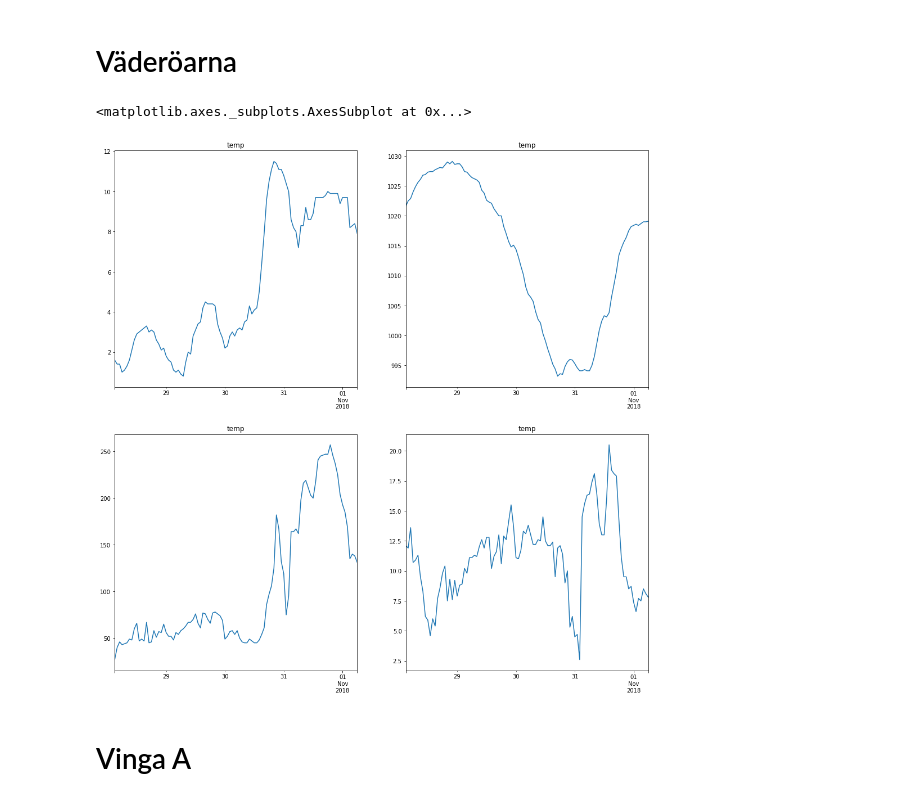
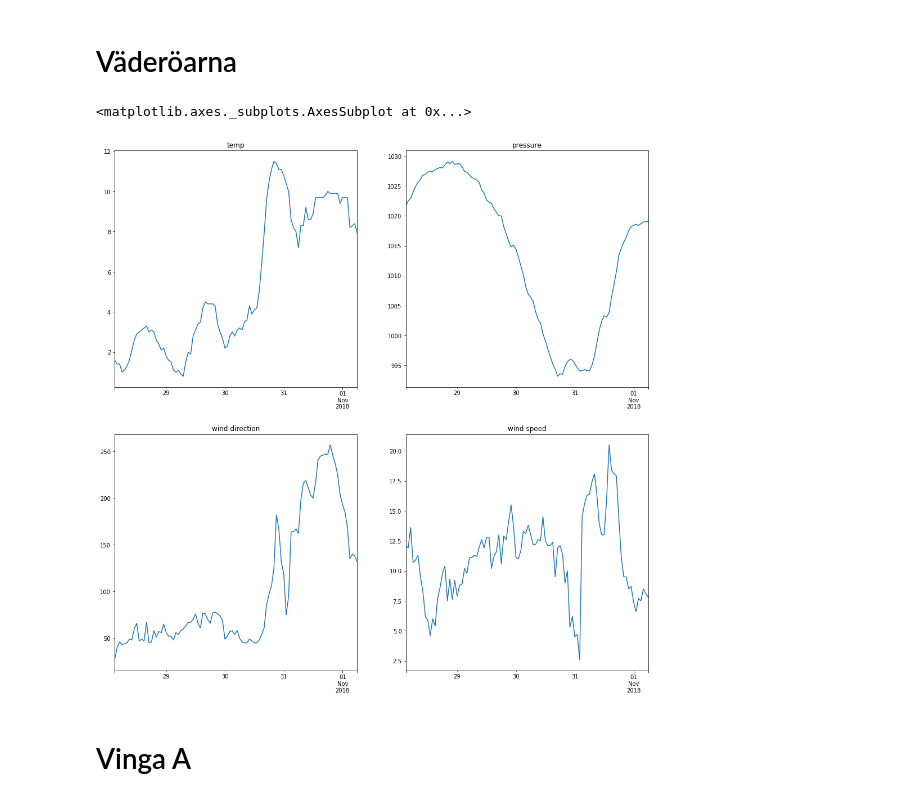
Before and after one commit to andrehoejmark/TIN175, a Jupyter notebook: src/utils/Visualization.ipynb, the cells around one changed output. Cells and saved outputs as stored; diff of their text form; code cells hidden in the pictures.

```diff
--- a/src/utils/Visualization.ipynb
+++ b/src/utils/Visualization.ipynb
@@ -55,13 +55,13 @@ df['jonkoping wind #2'].plot(ax=axes[1,1], title='temp', figsize=(17, 17))
 # %%
 fig, axes = plt.subplots(nrows=2, ncols=2)
 
 df['vaderoarna temperature'].plot(ax=axes[0,0], title='temp')
-df['vaderoarna pressure'].plot(ax=axes[0,1], title='temp')
-df['vaderoarna wind'].plot(ax=axes[1,0], title='temp')
-df['vaderoarna wind #2'].plot(ax=axes[1,1], title='temp', figsize=(17, 17))
+df['vaderoarna pressure'].plot(ax=axes[0,1], title='pressure')
+df['vaderoarna wind'].plot(ax=axes[1,0], title='wind direction')
+df['vaderoarna wind #2'].plot(ax=axes[1,1], title='wind speed', figsize=(17, 17))
 # %% [output]
 <matplotlib.axes._subplots.AxesSubplot at 0x...>
-[figure, old version]
+[figure, new version]
 # %% [markdown]
 # Vinga A
 # %%
```
Also changed, not shown: parts of 4 cells of this notebook.
